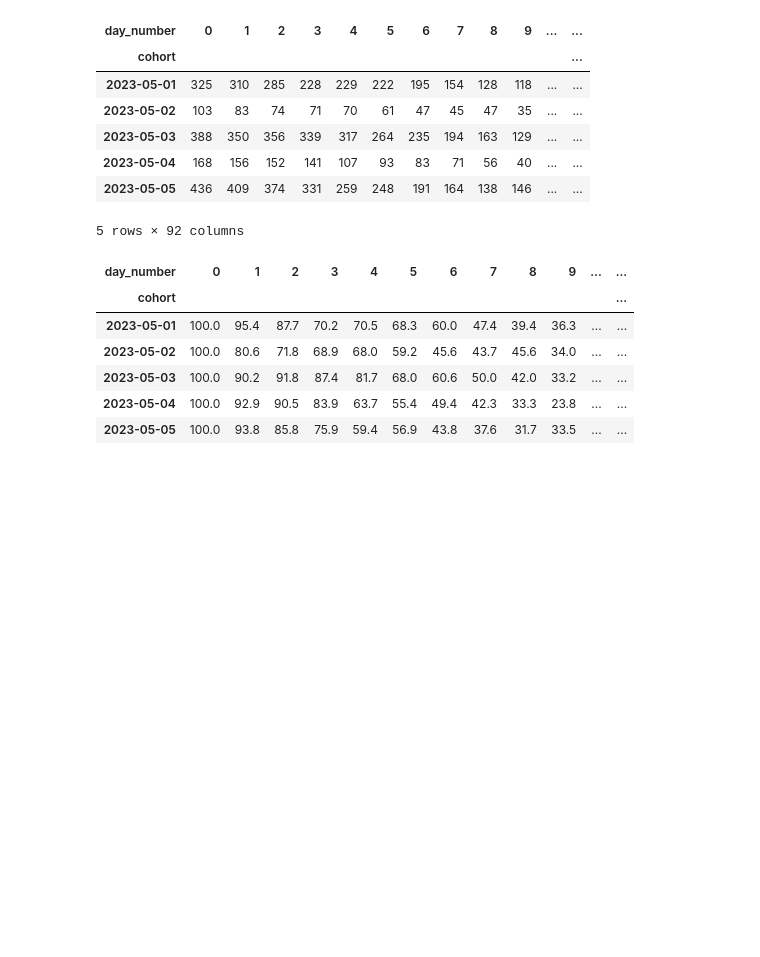
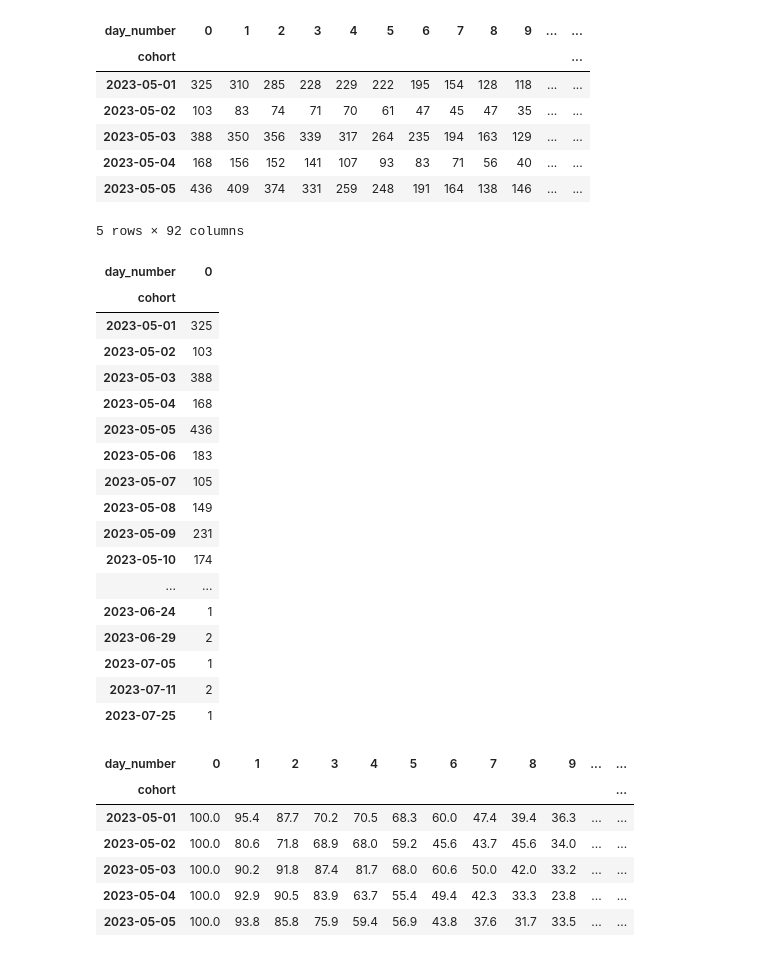
Before and after one commit to saeraniren/advanced_project, a Jupyter notebook: kpi_retention.ipynb, the cells around one changed output. Drawn from its saved outputs; the diff is of its cells as text; code cells hidden in the pictures; blank space fills up the shorter version.

```diff
--- a/kpi_retention.ipynb
+++ b/kpi_retention.ipynb
@@ -445,6 +450,27 @@ retention.head()
 | 2023-05-04 | 168 | 156 | 152 | 141 | 107 | 93 | 83 | 71 | 56 | 40 | ... | ... |
 | 2023-05-05 | 436 | 409 | 374 | 331 | 259 | 248 | 191 | 164 | 138 | 146 | ... | ... |
 5 rows × 92 columns
+# %%
+retention[[0]]
+# %% [output]
+| day_number | 0 |
+| cohort |  |
+| 2023-05-01 | 325 |
+| 2023-05-02 | 103 |
+| 2023-05-03 | 388 |
+| 2023-05-04 | 168 |
+| 2023-05-05 | 436 |
+| 2023-05-06 | 183 |
+| 2023-05-07 | 105 |
+| 2023-05-08 | 149 |
+| 2023-05-09 | 231 |
+| 2023-05-10 | 174 |
+| ... | ... |
+| 2023-06-24 | 1 |
+| 2023-06-29 | 2 |
+| 2023-07-05 | 1 |
+| 2023-07-11 | 2 |
+| 2023-07-25 | 1 |
 # %%
 # 각 코호트의 Day 0 유저 수로 나눠 비율(%) 계산
 cohort_sizes = retention[0]
```
Also changed, not shown: parts of 3 cells of this notebook.
